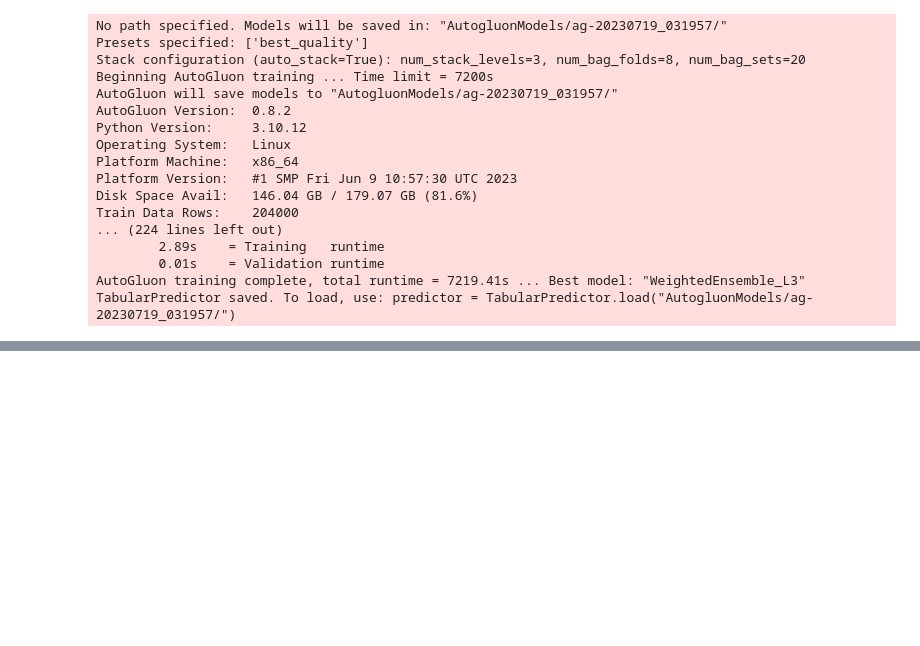
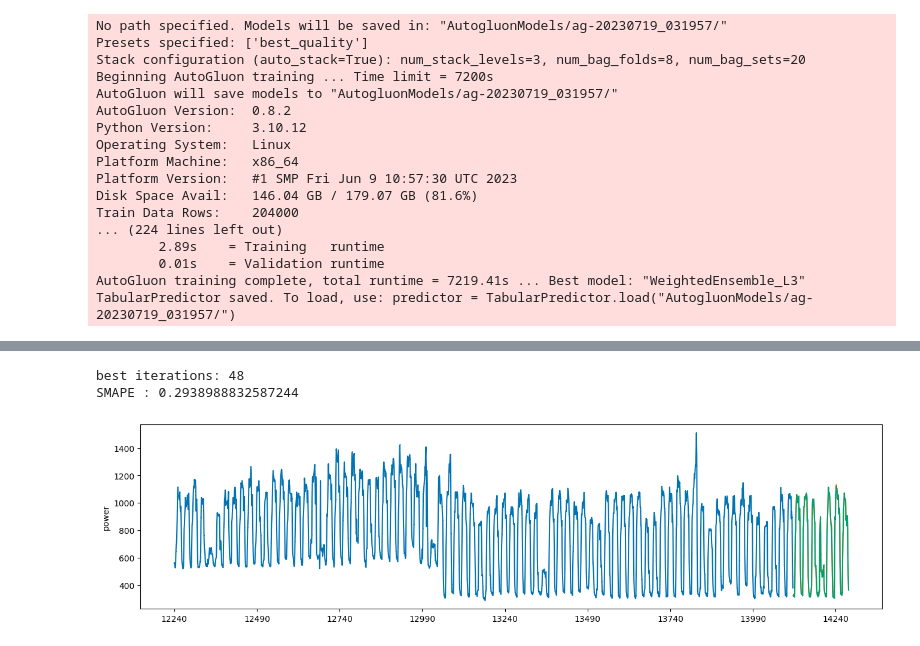
Before and after one commit to joosk3R/jskRprac, a Jupyter notebook: dacon_e_e.ipynb, the cells around one changed output, grey strips where cells are left out. Cells and saved outputs as stored; diff of their text form; code cells hidden in the pictures; blank space fills up the shorter version.

```diff
--- a/dacon_e_e.ipynb
+++ b/dacon_e_e.ipynb
@@ -243,0 +727,5 @@ autogluon결과 전체 데이터를 사용하면 예측력이 떨어짐 시계
+# %%
+train=pd.read_csv("/content/drive/MyDrive/energe/train_process.csv")
+# %%
+y = train["power"]
+k = train.drop(columns=["power"])
@@ -243,0 +771,31 @@ autogluon결과 전체 데이터를 사용하면 예측력이 떨어짐 시계
+# %%
+from sklearn.model_selection import PredefinedSplit, GridSearchCV
+df = pd.DataFrame(columns = ['n_estimators', 'eta', 'min_child_weight','max_depth', 'colsample_bytree', 'subsample'])
+preds = np.array([])
+
+grid = {'n_estimators' : [100], 'eta' : [0.01], 'min_child_weight' : np.arange(1, 8, 1),
+        'max_depth' : np.arange(3,9,1) , 'colsample_bytree' :np.arange(0.8, 1.0, 0.1),
+        'subsample' :np.arange(0.8, 1.0, 0.1)} # fix the n_estimators & eta(learning rate)
+
+for i in tqdm(np.arange(1, 101,1)):
+    y = train.loc[train.num == i, 'power']
+    x = k.loc[k.num == i, ].iloc[:, 3:]
+    y_train, y_test, x_train, x_test = temporal_train_test_split(y = y, X = x, test_size = 168)
+
+
+    pds = PredefinedSplit(np.append(-np.ones(len(x)-168), np.zeros(168)))
+    gcv = GridSearchCV(estimator = XGBRegressor(seed = 0, gpu_id = 0,
+                                                tree_method = 'gpu_hist', predictor= 'gpu_predictor'),
+                       param_grid = grid, scoring = smape, cv = pds, refit = True, verbose = True)
+
+
+    gcv.fit(x, y)
+    best = gcv.best_estimator_
+    params = gcv.best_params_
+    print(params)
+    pred = best.predict(x_test)
+    building = 'building'+str(i)
+    print(building + '|| SMAPE : {}'.format(SMAPE(y_test, pred)))
+    preds = np.append(preds, pred)
+    df = pd.concat([df, pd.DataFrame(params, index = [0])], axis = 0)
+    df.to_csv('./hyperparameter_xgb.csv', index = False) # save the tuned parameters
@@ -243,0 +891,12 @@ autogluon결과 전체 데이터를 사용하면 예측력이 떨어짐 시계
+# %%
+pred = xgb_reg.predict(x_valid)
+pred = pd.Series(pred)
+pred.index = np.arange(y_valid.index[0], y_valid.index[-1]+1)
+plot_series(y_train, y_valid, pd.Series(pred), markers=[',' , ',', ','])
+
+print('best iterations: {}'.format(xgb_reg.best_iteration))
+print('SMAPE : {}'.format(SMAPE(y_valid, pred)))
+# %% [output]
+best iterations: 48
+SMAPE : 0.2938988832587244
+[figure, added]
```
Also changed, not shown: parts of 54 cells of this notebook.
